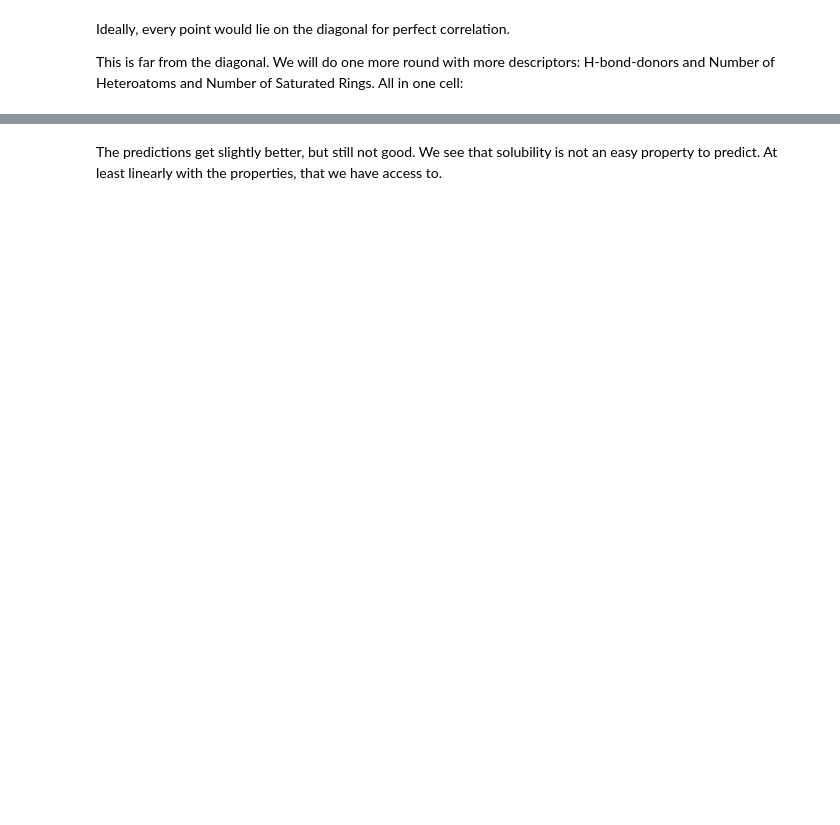
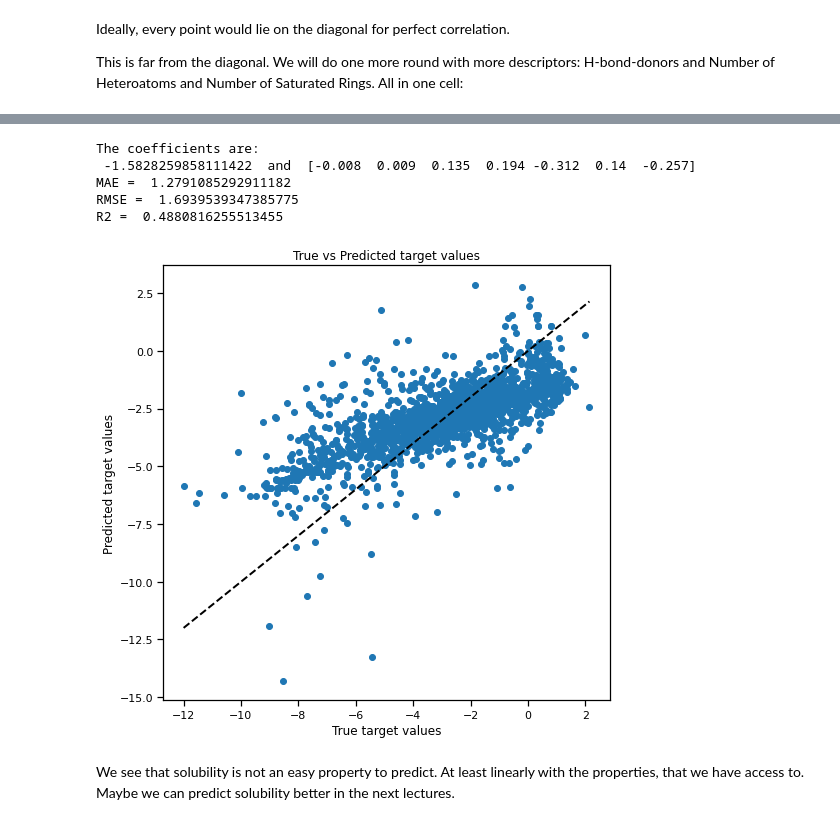
Before and after one commit to Tacitus523/ml4chem, a Jupyter notebook: Regression/1.1_RegressionTutorial.ipynb, the cells around one changed output, grey strips where cells are left out. Cells and saved outputs as stored; diff of their text form; code cells hidden in the pictures; blank space fills up the shorter version.

```diff
--- a/Regression/1.1_RegressionTutorial.ipynb
+++ b/Regression/1.1_RegressionTutorial.ipynb
@@ -390,2 +408,24 @@ R2 =  0.4562113436340819
+# %%
+# create the model
+ridge_regr = Ridge(alpha=0.5, solver="svd") # solver is only set to avoid errors with older sklearn versions
+# fit it
+ridge_regr.fit(x_train, y_train)
+# get predictions
+ridge_predictions = ridge_regr.predict(x_test)
+# print the coefficients
+print("The coefficients are:\n", ridge_regr.intercept_, " and ", ridge_regr.coef_)
+# evaluate the performance
+print("MAE = ", mean_absolute_error(y_test, ridge_predictions))
+print("RMSE = ", mean_squared_error(y_test, ridge_predictions, squared=False))
+print("R2 = ", r2_score(y_test, ridge_predictions))
+# plot the predictions against the true values
+plot_regression_predictions(y_test, ridge_predictions)
+# %% [output]
+The coefficients are:
+ -1.5828259858111422  and  [-0.008  0.009  0.135  0.194 -0.312  0.14  -0.257]
+MAE =  1.2791085292911182
+RMSE =  1.6939539347385775
+R2 =  0.4880816255513455
+[figure, added]
 # %% [markdown]
-The predictions get slightly better, but still not good. We see that solubility is not an easy property to predict. At least linearly with the properties, that we have access to.
+We see that solubility is not an easy property to predict. At least linearly with the properties, that we have access to. Maybe we can predict solubility better in the next lectures.
```
Also changed, not shown: parts of 16 cells of this notebook, 1 other file.
